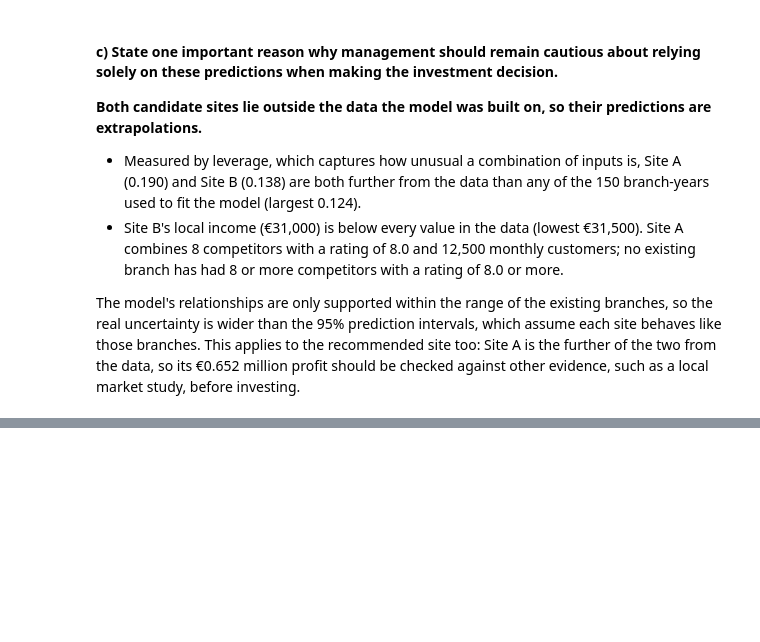
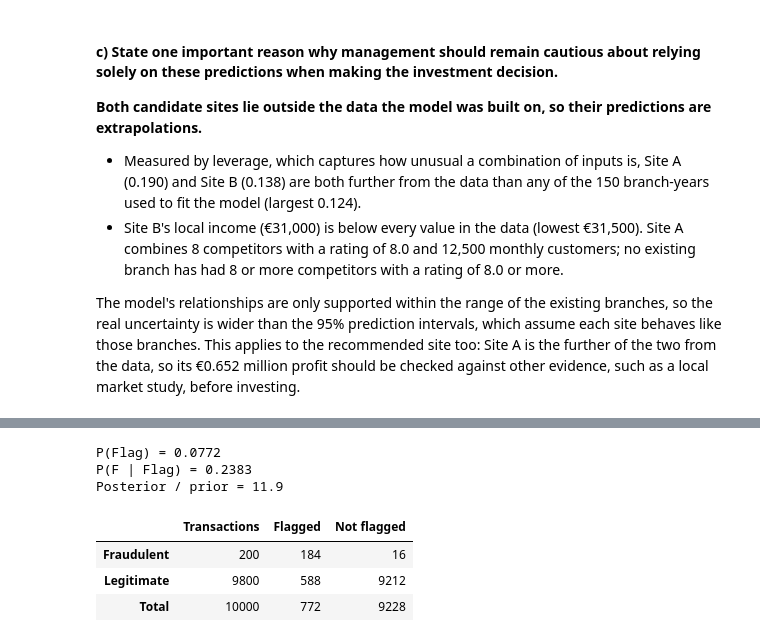
Before and after one commit to Ri-Dearg/data-test, a Jupyter notebook: A00082654_Rory.ipynb, the cells around one changed output, grey strips where cells are left out. Drawn from its saved outputs; the diff is of its cells as text; code cells hidden in the pictures; blank space fills up the shorter version.

```diff
--- a/A00082654_Rory.ipynb
+++ b/A00082654_Rory.ipynb
@@ -1173,0 +1223,38 @@ Branch-years with 8+ competitors and a rating of 8.0+: 0
+# %%
+# Bayes' theorem for a flagged transaction, with natural frequencies per 10,000 transactions
+p_fraud = 0.02  # P(F): prior probability of fraud (base rate)
+p_flag_fraud = 0.92  # P(Flag | F): sensitivity
+p_flag_legit = 0.06  # P(Flag | not F): false positive rate
+
+p_flag = p_flag_fraud * p_fraud + p_flag_legit * (1 - p_fraud)
+p_fraud_flag = p_flag_fraud * p_fraud / p_flag
+print(f'P(Flag) = {p_flag:.4f}')
+print(f'P(F | Flag) = {p_fraud_flag:.4f}')
+print(f'Posterior / prior = {p_fraud_flag / p_fraud:.1f}')
+
+N = 10_000
+fraud, legit = N * p_fraud, N * (1 - p_fraud)
+pd.DataFrame(
+    {
+        'Transactions': [fraud, legit, N],
+        'Flagged': [
+            fraud * p_flag_fraud,
+            legit * p_flag_legit,
+            fraud * p_flag_fraud + legit * p_flag_legit,
+        ],
+        'Not flagged': [
+            fraud * (1 - p_flag_fraud),
+            legit * (1 - p_flag_legit),
+            fraud * (1 - p_flag_fraud) + legit * (1 - p_flag_legit),
+        ],
+    },
+    index=['Fraudulent', 'Legitimate', 'Total'],
+).round().astype(int)
+# %% [output]
+P(Flag) = 0.0772
+P(F | Flag) = 0.2383
+Posterior / prior = 11.9
+|  | Transactions | Flagged | Not flagged |
+| Fraudulent | 200 | 184 | 16 |
+| Legitimate | 9800 | 588 | 9212 |
+| Total | 10000 | 772 | 9228 |
```
Also changed, not shown: parts of 19 cells of this notebook.
